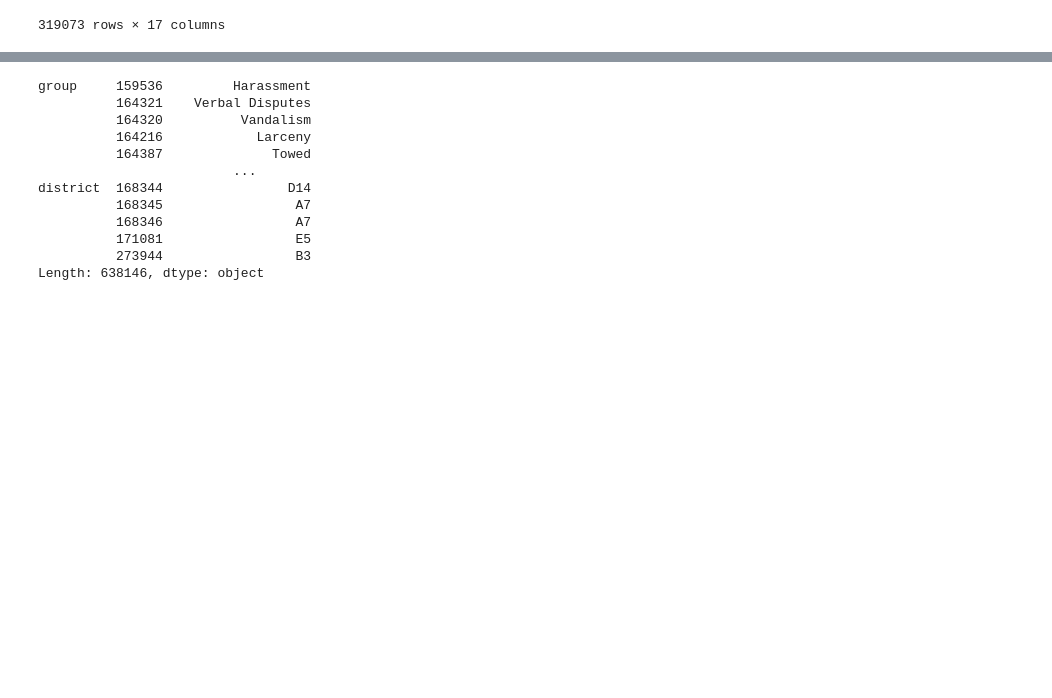
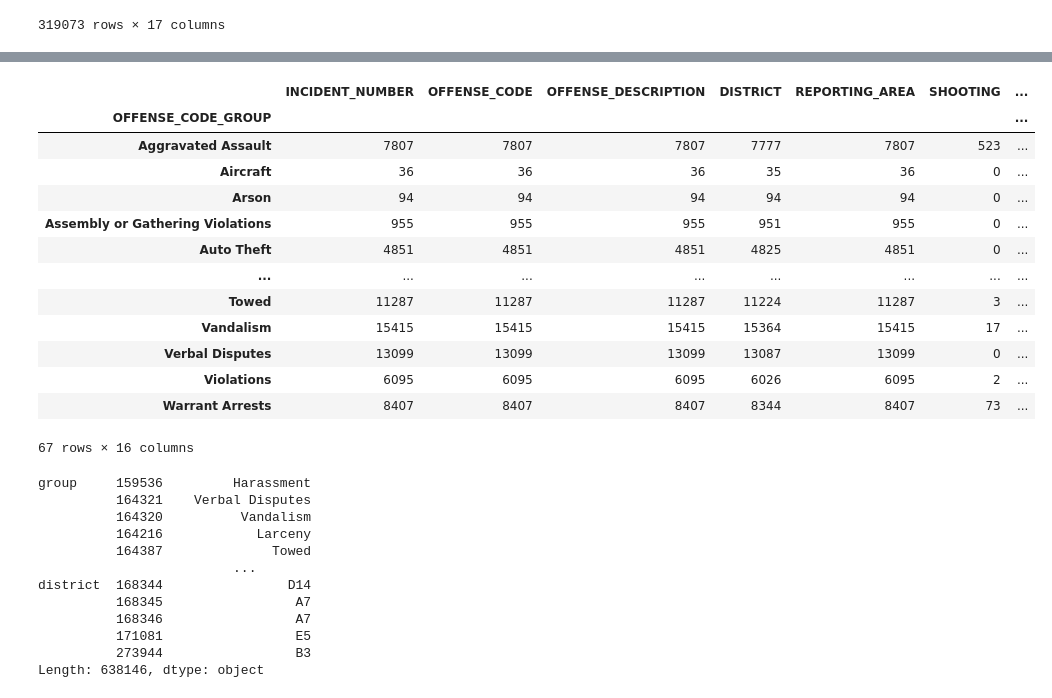
Before and after one commit to ekreher22/DataScience2021F, a Jupyter notebook: Unit3/Unit3:ProjectA/project3a.ipynb, the cells around one changed output, grey strips where cells are left out. Drawn from its saved outputs; the diff is of its cells as text; code cells hidden in the pictures; blank space fills up the shorter version.

```diff
--- a/Unit3/Unit3:ProjectA/project3a.ipynb
+++ b/Unit3/Unit3:ProjectA/project3a.ipynb
@@ -43,6 +38,23 @@ sns.barplot(x = 'MONTH' , y = crimes.index, data = crimes)
 # %%
 # make new table with each type of offense as a column but what should be the rows?
 # the line plot should have months as the x axis and the number of times the crime happened as the y axis
+# %%
+crimes.groupby('OFFENSE_CODE_GROUP').count()
+# %% [output]
+|  | INCIDENT_NUMBER | OFFENSE_CODE | OFFENSE_DESCRIPTION | DISTRICT | REPORTING_AREA | SHOOTING | ... |
+| OFFENSE_CODE_GROUP |  |  |  |  |  |  | ... |
+| Aggravated Assault | 7807 | 7807 | 7807 | 7777 | 7807 | 523 | ... |
+| Aircraft | 36 | 36 | 36 | 35 | 36 | 0 | ... |
+| Arson | 94 | 94 | 94 | 94 | 94 | 0 | ... |
+| Assembly or Gathering Violations | 955 | 955 | 955 | 951 | 955 | 0 | ... |
+| Auto Theft | 4851 | 4851 | 4851 | 4825 | 4851 | 0 | ... |
+| ... | ... | ... | ... | ... | ... | ... | ... |
+| Towed | 11287 | 11287 | 11287 | 11224 | 11287 | 3 | ... |
+| Vandalism | 15415 | 15415 | 15415 | 15364 | 15415 | 17 | ... |
+| Verbal Disputes | 13099 | 13099 | 13099 | 13087 | 13099 | 0 | ... |
+| Violations | 6095 | 6095 | 6095 | 6026 | 6095 | 2 | ... |
+| Warrant Arrests | 8407 | 8407 | 8407 | 8344 | 8407 | 73 | ... |
+67 rows × 16 columns
 # %%
 # do heat map for districts and type of crime to see what crime is most common in each area
 # %%
```
Also changed, not shown: parts of 5 cells of this notebook, 3 other files.
